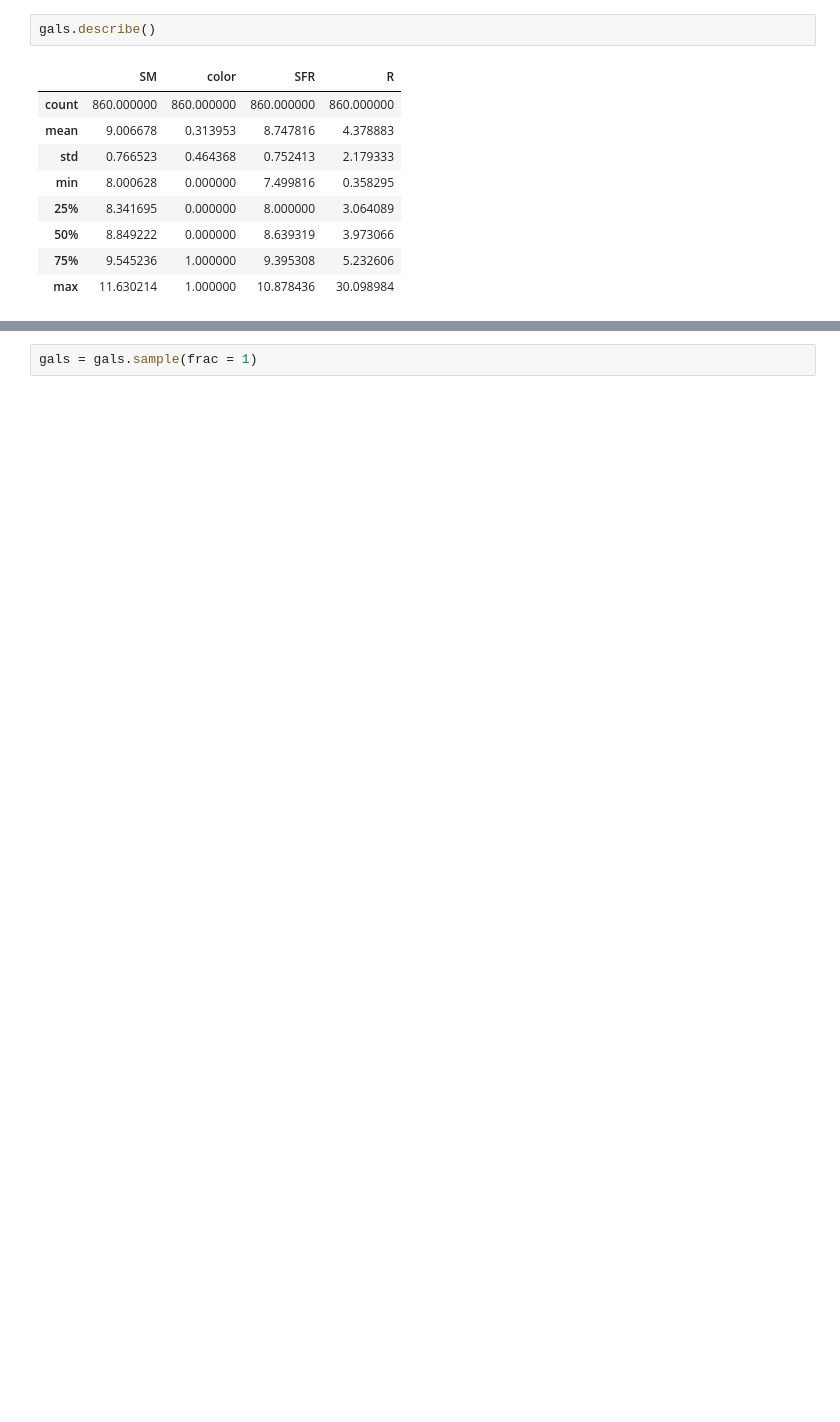
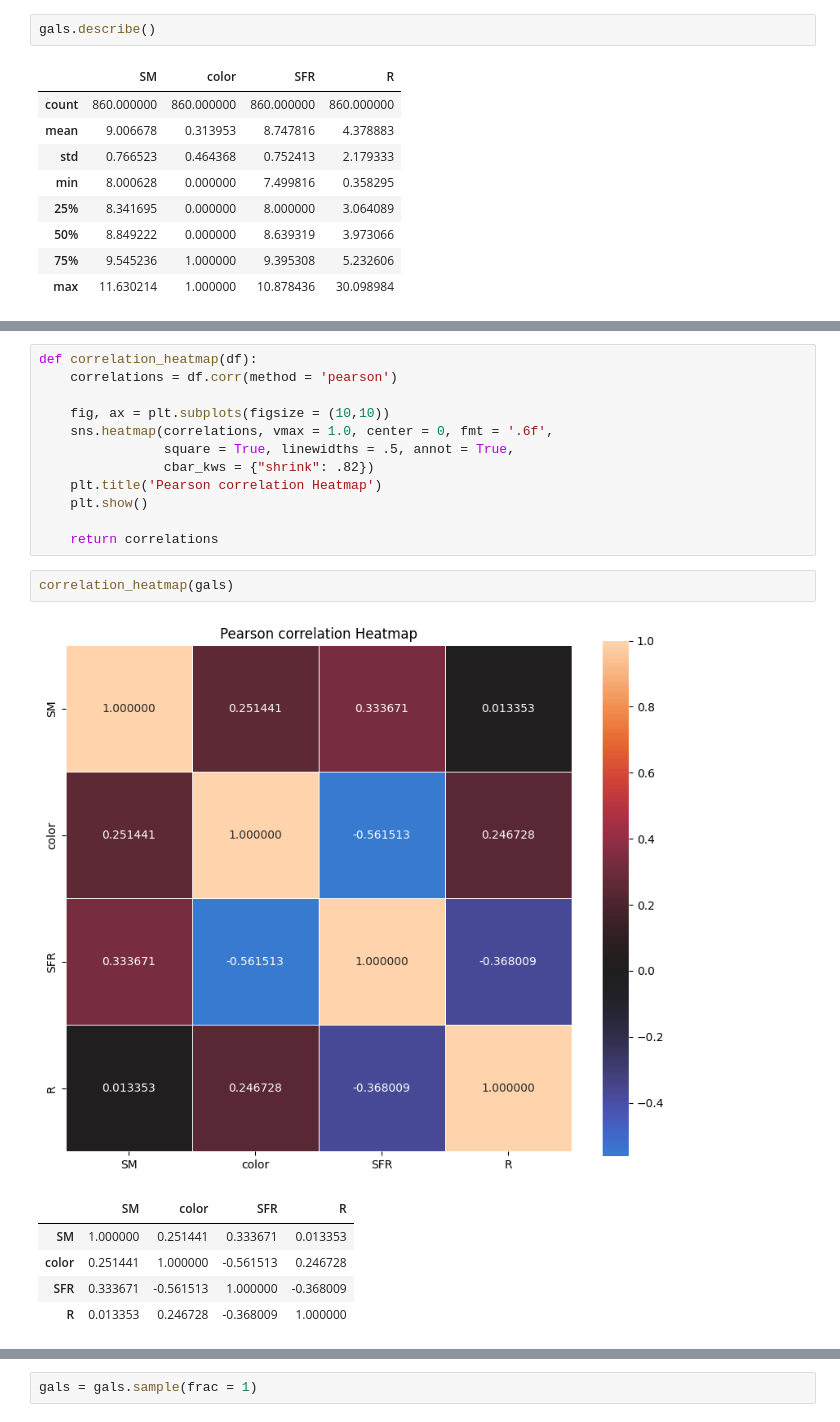
Before and after one commit to natalidesanti/ML4cosmology, a Jupyter notebook: notebooks/redXblue.ipynb, the cells around one changed output, grey strips where cells are left out. Saved outputs shown, nothing was run; the diff lists cells and outputs as text; blank space fills up the shorter version.

```diff
--- a/notebooks/redXblue.ipynb
+++ b/notebooks/redXblue.ipynb
@@ -184,0 +217,21 @@ plt.yscale('log')
+# %%
+def correlation_heatmap(df):
+    correlations = df.corr(method = 'pearson')
+
+    fig, ax = plt.subplots(figsize = (10,10))
+    sns.heatmap(correlations, vmax = 1.0, center = 0, fmt = '.6f',
+                square = True, linewidths = .5, annot = True,
+                cbar_kws = {"shrink": .82})
+    plt.title('Pearson correlation Heatmap')
+    plt.show()
+
+    return correlations
+# %%
+correlation_heatmap(gals)
+# %% [output]
+[figure, added]
+|  | SM | color | SFR | R |
+| SM | 1.000000 | 0.251441 | 0.333671 | 0.013353 |
+| color | 0.251441 | 1.000000 | -0.561513 | 0.246728 |
+| SFR | 0.333671 | -0.561513 | 1.000000 | -0.368009 |
+| R | 0.013353 | 0.246728 | -0.368009 | 1.000000 |
```
Also changed, not shown: parts of 38 cells of this notebook.
